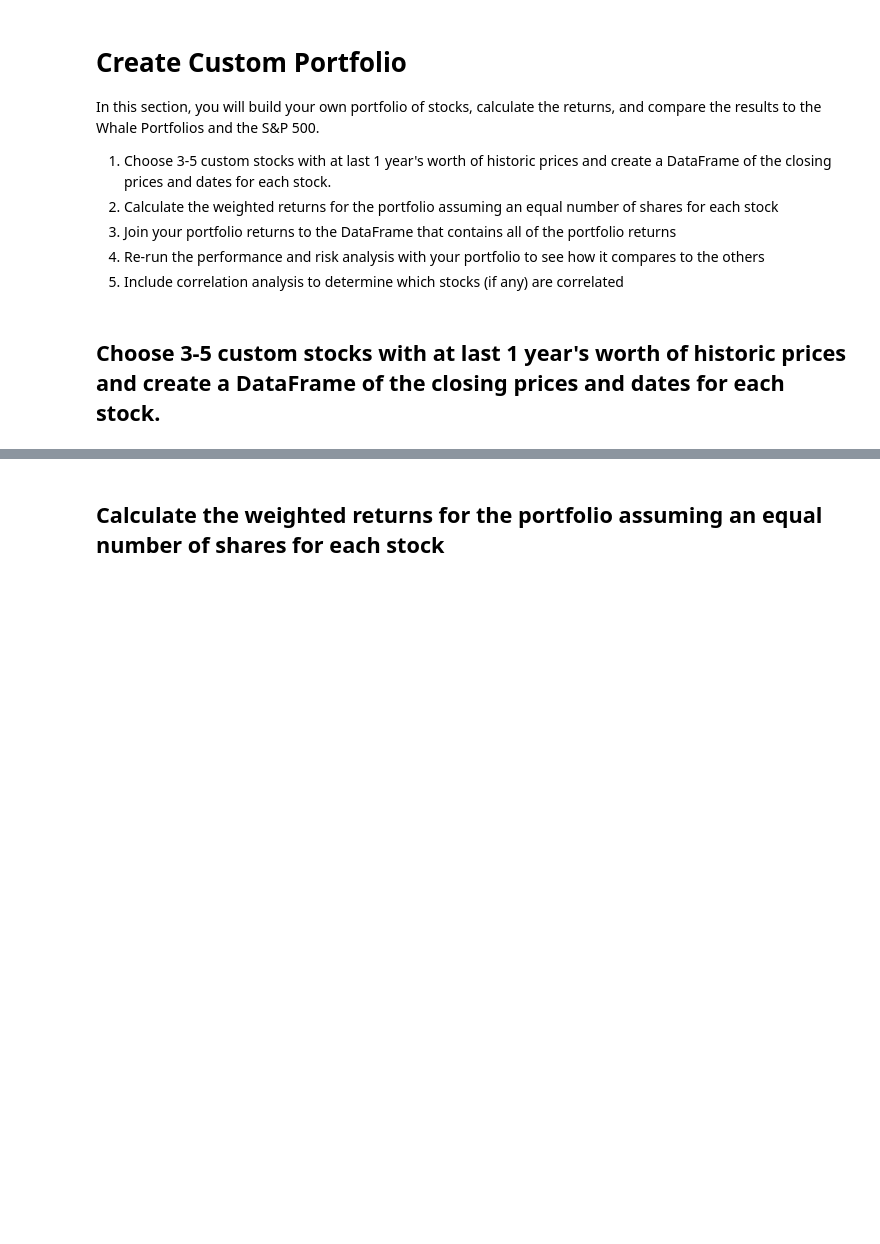
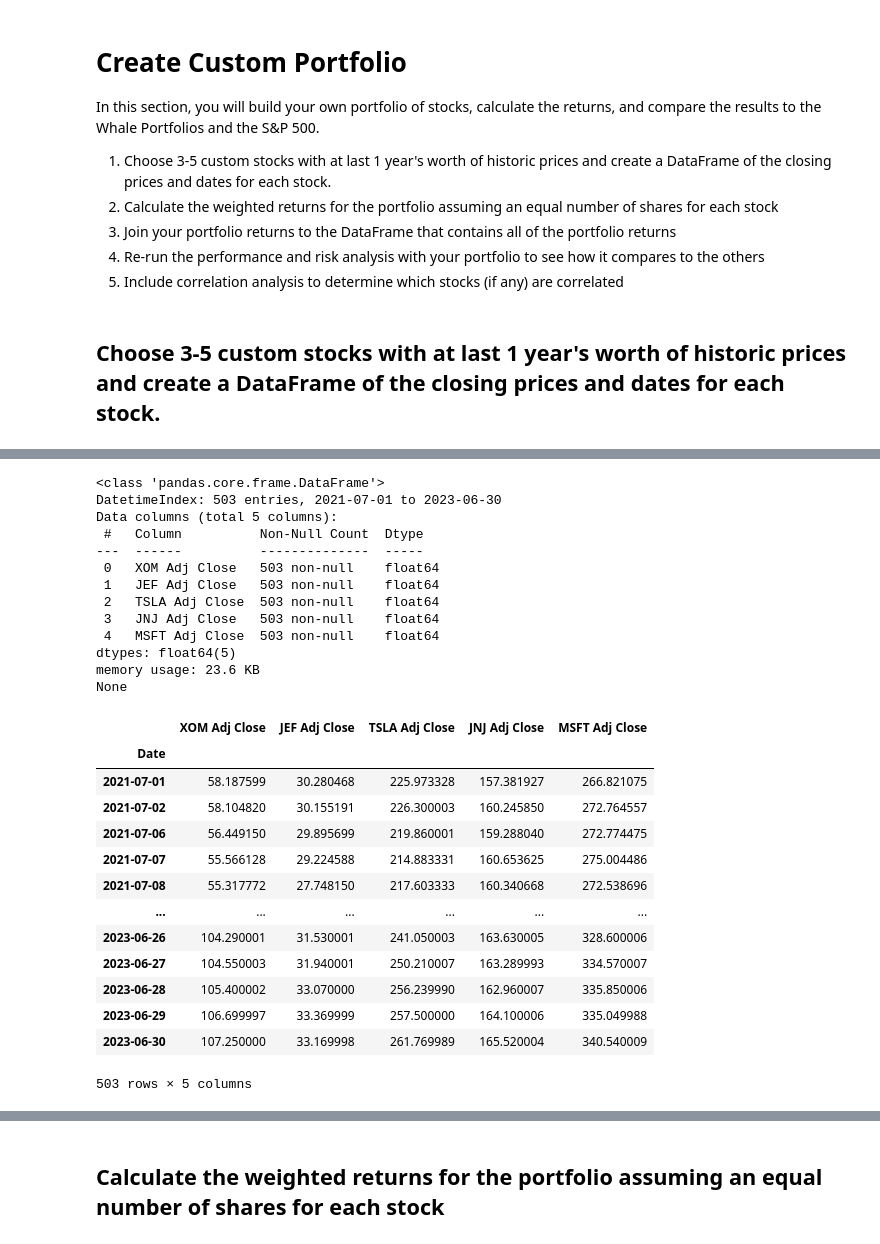
Before and after one commit to boz-tcm/pandas-challenge, a Jupyter notebook: whale_analysis.ipynb, the cells around one changed output, grey strips where cells are left out. Cells and saved outputs as stored; diff of their text form; code cells hidden in the pictures; blank space fills up the shorter version.

```diff
--- a/whale_analysis.ipynb
+++ b/whale_analysis.ipynb
@@ -684,2 +726,4 @@ In this section, you will build your own portfolio of stocks, calculate the retu
 # %%
-# Reading data from 1st stock
+# Reading data from 2nd stock
+jef_price_close = custom_stocks_prices_close_df['JEF Adj Close']
+jef_price_close
@@ -686,2 +744,4 @@ In this section, you will build your own portfolio of stocks, calculate the retu
 # %%
-# Reading data from 2nd stock
+# Reading data from 3rd stock
+tsla_price_close = custom_stocks_prices_close_df['TSLA Adj Close']
+tsla_price_close
@@ -688,2 +762,4 @@ In this section, you will build your own portfolio of stocks, calculate the retu
 # %%
-# Reading data from 3rd stock
+# Reading data from 4th stock
+jnj_price_close = custom_stocks_prices_close_df['JNJ Adj Close']
+jnj_price_close
@@ -689,0 +780,4 @@ In this section, you will build your own portfolio of stocks, calculate the retu
+# %%
+# Reading data from 5th stock
+msft_price_close = custom_stocks_prices_close_df['MSFT Adj Close']
+msft_price_close
@@ -690,2 +798,33 @@ In this section, you will build your own portfolio of stocks, calculate the retu
 # %%
 # Combine all stocks in a single DataFrame
+stocks_price_close_df = pd.concat([xom_price_close, jef_price_close, tsla_price_close, jnj_price_close, msft_price_close], join='inner', axis='columns')
+print(stocks_price_close_df.info())
+stocks_price_close_df
+# %% [output]
+<class 'pandas.core.frame.DataFrame'>
+DatetimeIndex: 503 entries, 2021-07-01 to 2023-06-30
+Data columns (total 5 columns):
+ #   Column          Non-Null Count  Dtype
+---  ------          --------------  -----
+ 0   XOM Adj Close   503 non-null    float64
+ 1   JEF Adj Close   503 non-null    float64
+ 2   TSLA Adj Close  503 non-null    float64
+ 3   JNJ Adj Close   503 non-null    float64
+ 4   MSFT Adj Close  503 non-null    float64
+dtypes: float64(5)
+memory usage: 23.6 KB
+None
+|  | XOM Adj Close | JEF Adj Close | TSLA Adj Close | JNJ Adj Close | MSFT Adj Close |
+| Date |  |  |  |  |  |
+| 2021-07-01 | 58.187599 | 30.280468 | 225.973328 | 157.381927 | 266.821075 |
+| 2021-07-02 | 58.104820 | 30.155191 | 226.300003 | 160.245850 | 272.764557 |
+| 2021-07-06 | 56.449150 | 29.895699 | 219.860001 | 159.288040 | 272.774475 |
+| 2021-07-07 | 55.566128 | 29.224588 | 214.883331 | 160.653625 | 275.004486 |
+| 2021-07-08 | 55.317772 | 27.748150 | 217.603333 | 160.340668 | 272.538696 |
+| ... | ... | ... | ... | ... | ... |
+| 2023-06-26 | 104.290001 | 31.530001 | 241.050003 | 163.630005 | 328.600006 |
+| 2023-06-27 | 104.550003 | 31.940001 | 250.210007 | 163.289993 | 334.570007 |
+| 2023-06-28 | 105.400002 | 33.070000 | 256.239990 | 162.960007 | 335.850006 |
+| 2023-06-29 | 106.699997 | 33.369999 | 257.500000 | 164.100006 | 335.049988 |
+| 2023-06-30 | 107.250000 | 33.169998 | 261.769989 | 165.520004 | 340.540009 |
+503 rows × 5 columns
```
Also changed, not shown: parts of 10 cells of this notebook, 1 other file.
